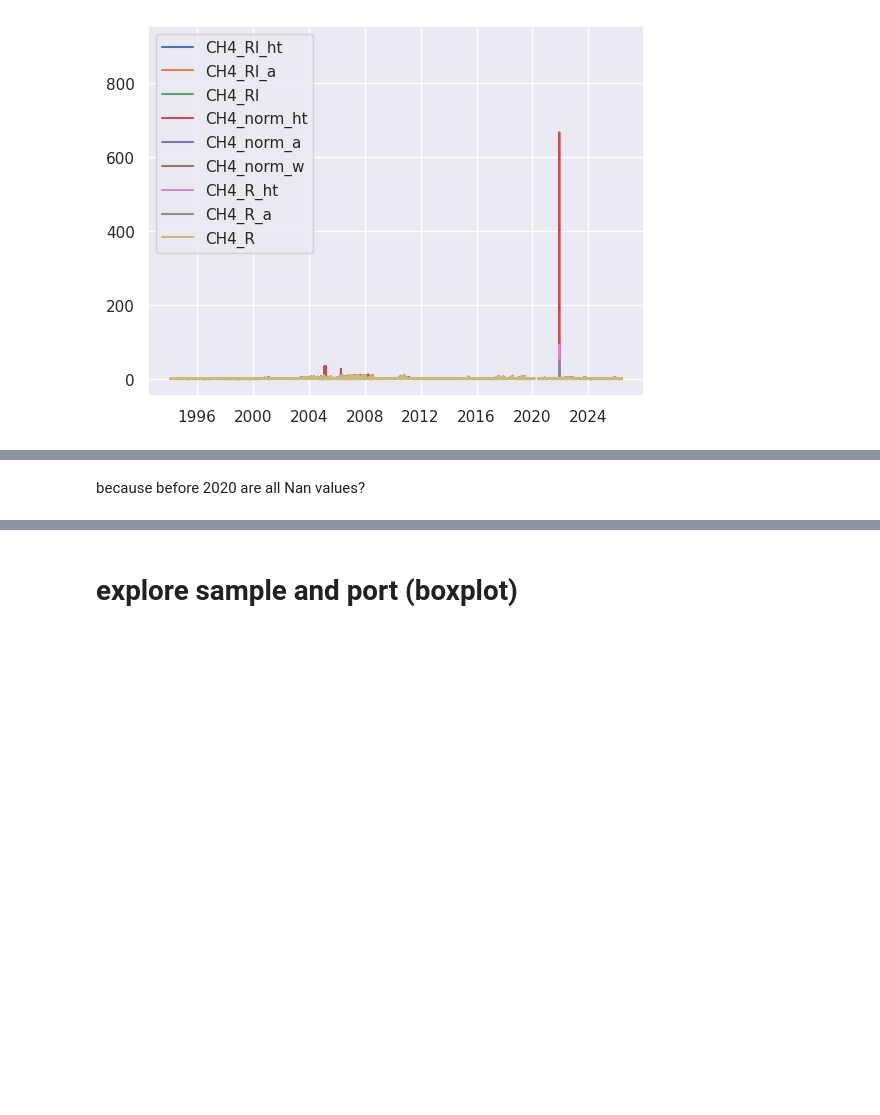
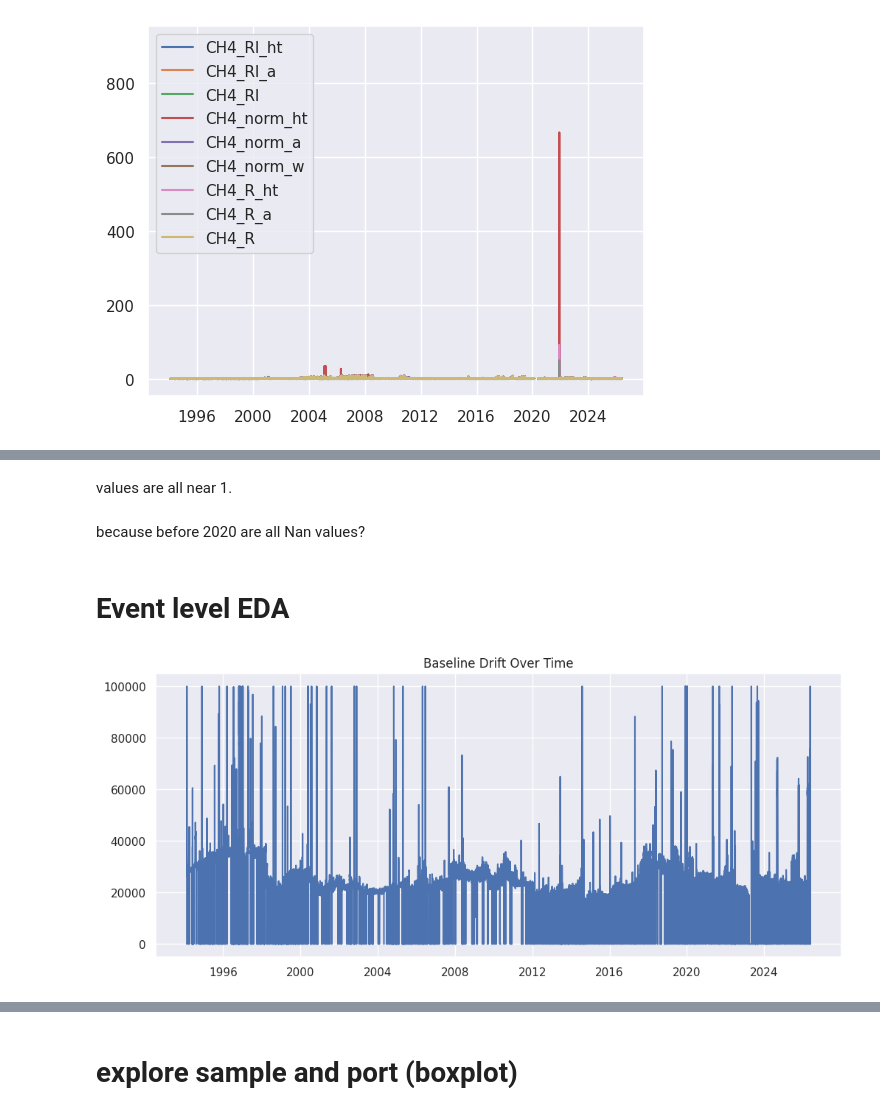
Before and after one commit to mcodcatyu/research_project, a Jupyter notebook: notebooks/data_basic_analysis_v2.ipynb, the cells around one changed output, grey strips where cells are left out. Saved outputs shown, nothing was run; the diff lists cells and outputs as text; code cells hidden in the pictures; blank space fills up the shorter version.

Commit message:
first ML baseline

```diff
--- a/notebooks/data_basic_analysis_v2.ipynb
+++ b/notebooks/data_basic_analysis_v2.ipynb
@@ -780,4 +852,18 @@ plt.show()
+# %% [markdown]
+values are all near 1.
 # %% [markdown]
 because before 2020 are all Nan values?
 # %%
 df_mhd_ch4_timedrop = df_mhd_ch4_time
+# %% [markdown]
+# Event level EDA
+# %%
+df_mhd_ch4_v4 = df_mhd_ch4_time.copy()
+# %%
+df_mhd_ch4_v4['baseline_drift'] = df_mhd_ch4_v4['CH4_end_level'] = df_mhd_ch4_v4['CH4_start_level']
+plt.figure(figsize=(12,5))
+plt.plot(df_mhd_ch4_v4['datetime'], df_mhd_ch4_v4['baseline_drift'])
+plt.title('Baseline Drift Over Time')
+plt.show()
+# %% [output]
+[figure, added]
```
Also changed, not shown: parts of 52 cells of this notebook.
